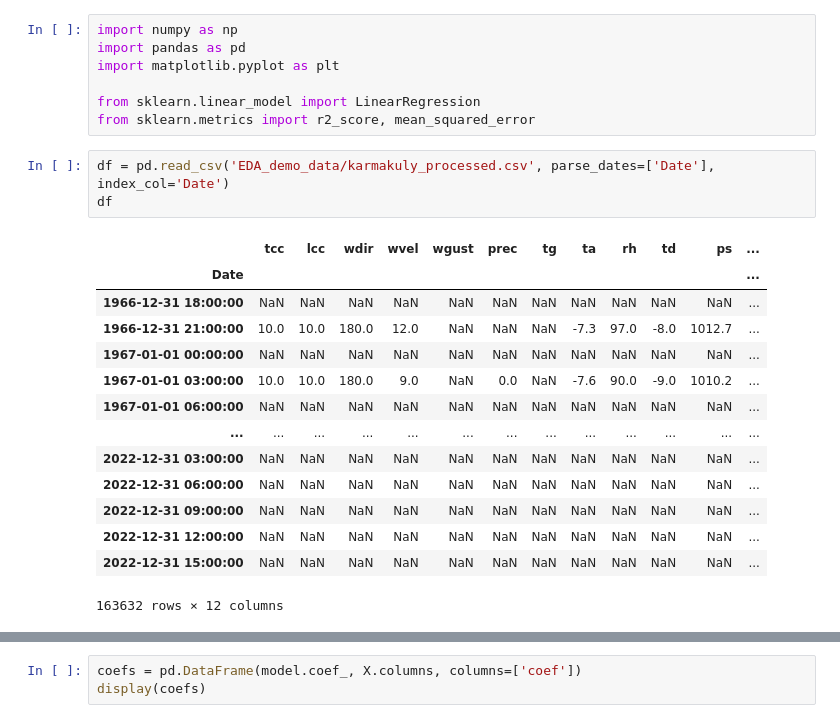
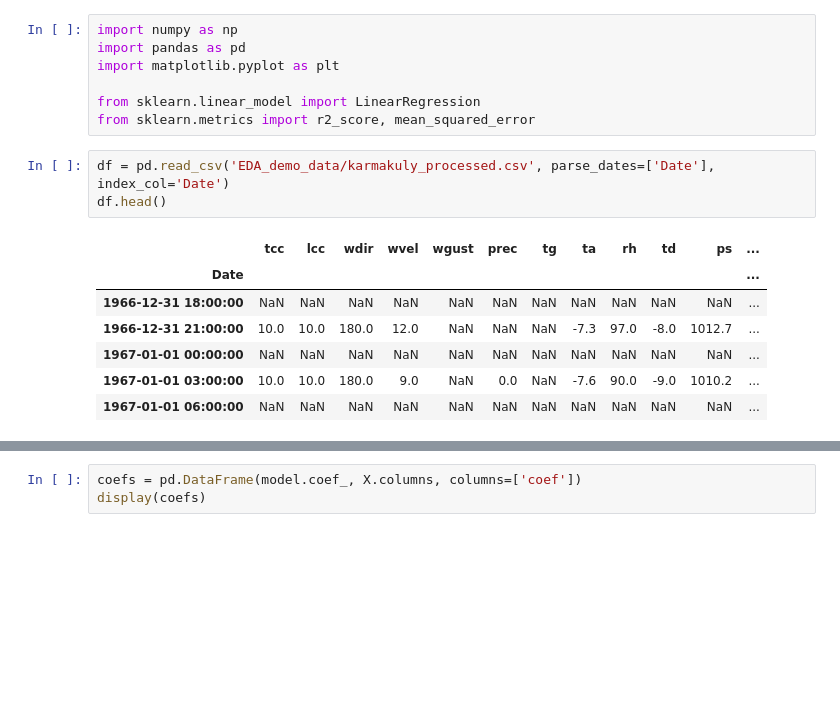
Before and after one commit to mvarentsov/ML4hydromet-2024, a Jupyter notebook: examples/Lect04_LR_real_data.ipynb, the cells around one changed output, grey strips where cells are left out. Drawn from its saved outputs; the diff is of its cells as text; blank space fills up the shorter version.

```diff
--- a/examples/Lect04_LR_real_data.ipynb
+++ b/examples/Lect04_LR_real_data.ipynb
@@ -9,20 +9,13 @@ from sklearn.linear_model import LinearRegression
 from sklearn.metrics import r2_score, mean_squared_error
 # %%
 df = pd.read_csv('EDA_demo_data/karmakuly_processed.csv', parse_dates=['Date'], index_col='Date')
-df
+df.head()
 # %% [output]
 |  | tcc | lcc | wdir | wvel | wgust | prec | tg | ta | rh | td | ps | ... |
 | Date |  |  |  |  |  |  |  |  |  |  |  | ... |
 | 1966-12-31 18:00:00 | NaN | NaN | NaN | NaN | NaN | NaN | NaN | NaN | NaN | NaN | NaN | ... |
 | 1966-12-31 21:00:00 | 10.0 | 10.0 | 180.0 | 12.0 | NaN | NaN | NaN | -7.3 | 97.0 | -8.0 | 1012.7 | ... |
 | 1967-01-01 00:00:00 | NaN | NaN | NaN | NaN | NaN | NaN | NaN | NaN | NaN | NaN | NaN | ... |
 | 1967-01-01 03:00:00 | 10.0 | 10.0 | 180.0 | 9.0 | NaN | 0.0 | NaN | -7.6 | 90.0 | -9.0 | 1010.2 | ... |
 | 1967-01-01 06:00:00 | NaN | NaN | NaN | NaN | NaN | NaN | NaN | NaN | NaN | NaN | NaN | ... |
-| ... | ... | ... | ... | ... | ... | ... | ... | ... | ... | ... | ... | ... |
-| 2022-12-31 03:00:00 | NaN | NaN | NaN | NaN | NaN | NaN | NaN | NaN | NaN | NaN | NaN | ... |
-| 2022-12-31 06:00:00 | NaN | NaN | NaN | NaN | NaN | NaN | NaN | NaN | NaN | NaN | NaN | ... |
-| 2022-12-31 09:00:00 | NaN | NaN | NaN | NaN | NaN | NaN | NaN | NaN | NaN | NaN | NaN | ... |
-| 2022-12-31 12:00:00 | NaN | NaN | NaN | NaN | NaN | NaN | NaN | NaN | NaN | NaN | NaN | ... |
-| 2022-12-31 15:00:00 | NaN | NaN | NaN | NaN | NaN | NaN | NaN | NaN | NaN | NaN | NaN | ... |
-163632 rows × 12 columns
 # %%
```
Also changed, not shown: parts of 2 cells of this notebook, 1 other file.
